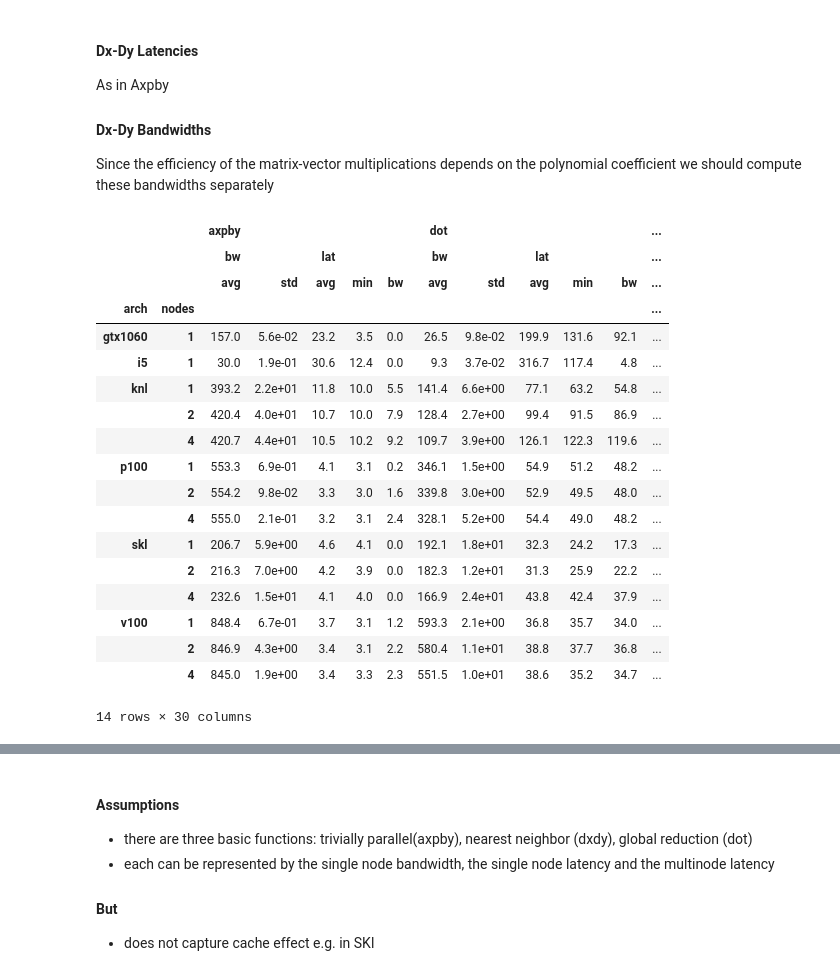
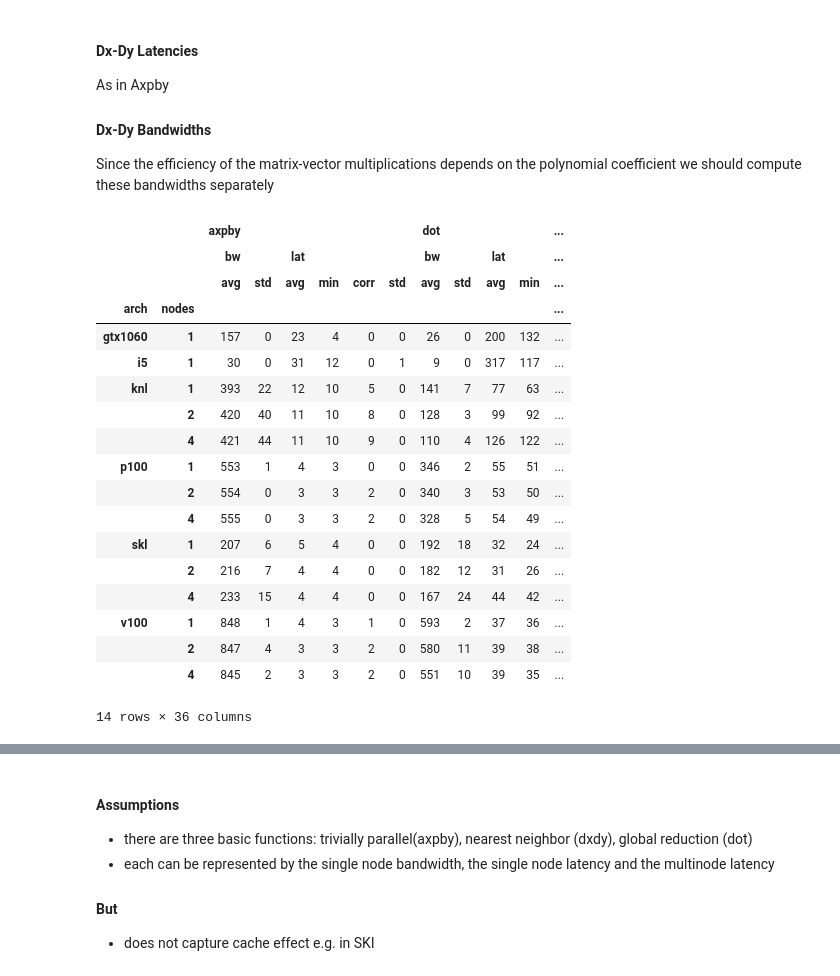
Before and after one commit to mwiesenberger/performance, a Jupyter notebook: 4-latencies-and-bandwidths.ipynb, the cells around one changed output, grey strips where cells are left out. Cells and saved outputs as stored; diff of their text form; code cells hidden in the pictures.

```diff
--- a/4-latencies-and-bandwidths.ipynb
+++ b/4-latencies-and-bandwidths.ipynb
@@ -22,3 +9,22 @@ pd.set_option('precision',1)
+# %%
+#(hardware name, number of nodes)
+files = odict({})
+files['i5'] = ('i5',1)
+files['gtx1060'] = ('gtx1060',1)
+files['skl_mpi1'] = ('skl',1)
+files['skl_mpi2'] = ('skl',2)
+files['skl_mpi4'] = ('skl',4)
+files['knl_mpi1'] = ('knl',1)
+files['knl_mpi2'] = ('knl',2)
+files['knl_mpi4'] = ('knl',4)
+files['p100_mpi1'] = ('p100',1)
+files['p100_mpi2'] = ('p100',2)
+files['p100_mpi4'] = ('p100',4)
+files['v100_mpi1'] = ('v100',1)
+files['v100_mpi2'] = ('v100',2)
+files['v100_mpi4'] = ('v100',4)
+
+pd.set_option('precision',2)
 # %% [markdown]
 #### Axpby and Dot Latencies
 The latencies are determined by taking the minimum of the average runtimes
@@ -35,7 +41,7 @@ Since the efficiency of the matrix-vector multiplications depends on the polynom
 names={'axpby':3,'dot':2,'dx':3, 'dy':3}
 #ns=[3,4]
 values = []
-for f, v in files.items() :#{'knl_mpi2':('knl',2)}.items():
+for f, v in files.items() :
     runtimes=pd.read_csv('benchmark_'+f+'.csv', delimiter=' ')
     #add size and bandwidth columns
     runtimes.insert(0,'size', 8*runtimes['n']*runtimes['n']
@@ -65,13 +71,14 @@ for f, v in files.items() :#{'knl_mpi2':('knl',2)}.items():
         min_latency     = avgruntimes[(q,'mean')].min()/1e-6
         idx_min_latency = avgruntimes[(q,'mean')].idxmin()
         corr_min_latency= min_latency - avgruntimes['size'].loc[idx_min_latency]*names[q]/bandwidth/1e-3
+        err_latency     = avgruntimes[(q,'std')].loc[idx_min_latency]/1e-6
         if corr_min_latency <0 : corr_min_latency = 0
         line.append(bandwidth) #2 bandwidth
         line.append(err_bandwidth)  #3 err_bandwidth
         line.append(mean_latency) #4 latency mean
         line.append(min_latency)  #5 latency min
         line.append(corr_min_latency ) #6 corrected lat
-
+        line.append(err_latency ) #6 error lat
     ##now compute latency and bandwidths of dx and y
     for n in [2,3,4,5]:
         #take n
@@ -86,50 +93,53 @@ for f, v in files.items() :#{'knl_mpi2':('knl',2)}.items():
         min_latency     = avgdxdy[('dxdy','mean')].min()/1e-6
         idx_min_latency = avgdxdy[('dxdy','mean')].idxmin()
         corr_min_latency= min_latency - avgdxdy['size'].loc[idx_min_latency]*names['dx']/bandwidth/1e-3
-        if corr_min_latency <0 : corr_min_latency = 0
+        err_latency     = avgdxdy[('dxdy','std')].loc[idx_min_latency]/1e-6
+        if corr_min_latency <0 :
+            corr_min_latency = 0
         line.append(bandwidth) #2 bandwidth
         line.append(err_bandwidth)  #3 err_bandwidth
         line.append(mean_latency) #4 latency mean
         line.append(min_latency)  #5 latency min
         line.append(corr_min_latency ) #6 corrected lat
-    #print(line)
+        line.append(err_latency ) #6 error lat
     values.append(line)
 # %%
 #now construct new table with values from previous cell
 tuples=[('arch','',''),('nodes','','')]
 for q in ['axpby','dot','dxdy2','dxdy3','dxdy4','dxdy5']:
     tuples.append((q,'bw','avg'))
     tuples.append((q,'bw','std'))
     tuples.append((q,'lat','avg'))
     tuples.append((q,'lat','min'))
-    tuples.append((q,'lat','bw'))
+    tuples.append((q,'lat','corr'))
+    tuples.append((q,'lat','std'))
 
 cols=pd.MultiIndex.from_tuples(tuples)
 arr = pd.DataFrame(values,index=files.keys(), columns=cols)
 arr.sort_values(by='arch',inplace=True)
 arr.set_index(['arch','nodes'],inplace=True)
 #arr.loc[:,[('dot','bw','avg'),('dot','lat','avg')]]
 arr
 # %% [output]
-|  |  | axpby |  |  |  |  | dot |  |  |  |  | ... |
-|  |  | bw |  | lat |  |  | bw |  | lat |  |  | ... |
-|  |  | avg | std | avg | min | bw | avg | std | avg | min | bw | ... |
+|  |  | axpby |  |  |  |  |  | dot |  |  |  | ... |
+|  |  | bw |  | lat |  |  |  | bw |  | lat |  | ... |
+|  |  | avg | std | avg | min | corr | std | avg | std | avg | min | ... |
 | arch | nodes |  |  |  |  |  |  |  |  |  |  | ... |
-| gtx1060 | 1 | 157.0 | 5.6e-02 | 23.2 | 3.5 | 0.0 | 26.5 | 9.8e-02 | 199.9 | 131.6 | 92.1 | ... |
-| i5 | 1 | 30.0 | 1.9e-01 | 30.6 | 12.4 | 0.0 | 9.3 | 3.7e-02 | 316.7 | 117.4 | 4.8 | ... |
-| knl | 1 | 393.2 | 2.2e+01 | 11.8 | 10.0 | 5.5 | 141.4 | 6.6e+00 | 77.1 | 63.2 | 54.8 | ... |
-|  | 2 | 420.4 | 4.0e+01 | 10.7 | 10.0 | 7.9 | 128.4 | 2.7e+00 | 99.4 | 91.5 | 86.9 | ... |
-|  | 4 | 420.7 | 4.4e+01 | 10.5 | 10.2 | 9.2 | 109.7 | 3.9e+00 | 126.1 | 122.3 | 119.6 | ... |
-| p100 | 1 | 553.3 | 6.9e-01 | 4.1 | 3.1 | 0.2 | 346.1 | 1.5e+00 | 54.9 | 51.2 | 48.2 | ... |
-|  | 2 | 554.2 | 9.8e-02 | 3.3 | 3.0 | 1.6 | 339.8 | 3.0e+00 | 52.9 | 49.5 | 48.0 | ... |
-|  | 4 | 555.0 | 2.1e-01 | 3.2 | 3.1 | 2.4 | 328.1 | 5.2e+00 | 54.4 | 49.0 | 48.2 | ... |
-| skl | 1 | 206.7 | 5.9e+00 | 4.6 | 4.1 | 0.0 | 192.1 | 1.8e+01 | 32.3 | 24.2 | 17.3 | ... |
-|  | 2 | 216.3 | 7.0e+00 | 4.2 | 3.9 | 0.0 | 182.3 | 1.2e+01 | 31.3 | 25.9 | 22.2 | ... |
-|  | 4 | 232.6 | 1.5e+01 | 4.1 | 4.0 | 0.0 | 166.9 | 2.4e+01 | 43.8 | 42.4 | 37.9 | ... |
-| v100 | 1 | 848.4 | 6.7e-01 | 3.7 | 3.1 | 1.2 | 593.3 | 2.1e+00 | 36.8 | 35.7 | 34.0 | ... |
-|  | 2 | 846.9 | 4.3e+00 | 3.4 | 3.1 | 2.2 | 580.4 | 1.1e+01 | 38.8 | 37.7 | 36.8 | ... |
-|  | 4 | 845.0 | 1.9e+00 | 3.4 | 3.3 | 2.3 | 551.5 | 1.0e+01 | 38.6 | 35.2 | 34.7 | ... |
+| gtx1060 | 1 | 157 | 0 | 23 | 4 | 0 | 0 | 26 | 0 | 200 | 132 | ... |
+| i5 | 1 | 30 | 0 | 31 | 12 | 0 | 1 | 9 | 0 | 317 | 117 | ... |
+| knl | 1 | 393 | 22 | 12 | 10 | 5 | 0 | 141 | 7 | 77 | 63 | ... |
+|  | 2 | 420 | 40 | 11 | 10 | 8 | 0 | 128 | 3 | 99 | 92 | ... |
+|  | 4 | 421 | 44 | 11 | 10 | 9 | 0 | 110 | 4 | 126 | 122 | ... |
+| p100 | 1 | 553 | 1 | 4 | 3 | 0 | 0 | 346 | 2 | 55 | 51 | ... |
+|  | 2 | 554 | 0 | 3 | 3 | 2 | 0 | 340 | 3 | 53 | 50 | ... |
+|  | 4 | 555 | 0 | 3 | 3 | 2 | 0 | 328 | 5 | 54 | 49 | ... |
+| skl | 1 | 207 | 6 | 5 | 4 | 0 | 0 | 192 | 18 | 32 | 24 | ... |
+|  | 2 | 216 | 7 | 4 | 4 | 0 | 0 | 182 | 12 | 31 | 26 | ... |
+|  | 4 | 233 | 15 | 4 | 4 | 0 | 0 | 167 | 24 | 44 | 42 | ... |
+| v100 | 1 | 848 | 1 | 4 | 3 | 1 | 0 | 593 | 2 | 37 | 36 | ... |
+|  | 2 | 847 | 4 | 3 | 3 | 2 | 0 | 580 | 11 | 39 | 38 | ... |
+|  | 4 | 845 | 2 | 3 | 3 | 2 | 0 | 551 | 10 | 39 | 35 | ... |
-14 rows × 30 columns
+14 rows × 36 columns
 # %%
 #arr=arr.reset_index()
 # %%
```
Also changed, not shown: parts of 6 cells of this notebook, 2 other files.
